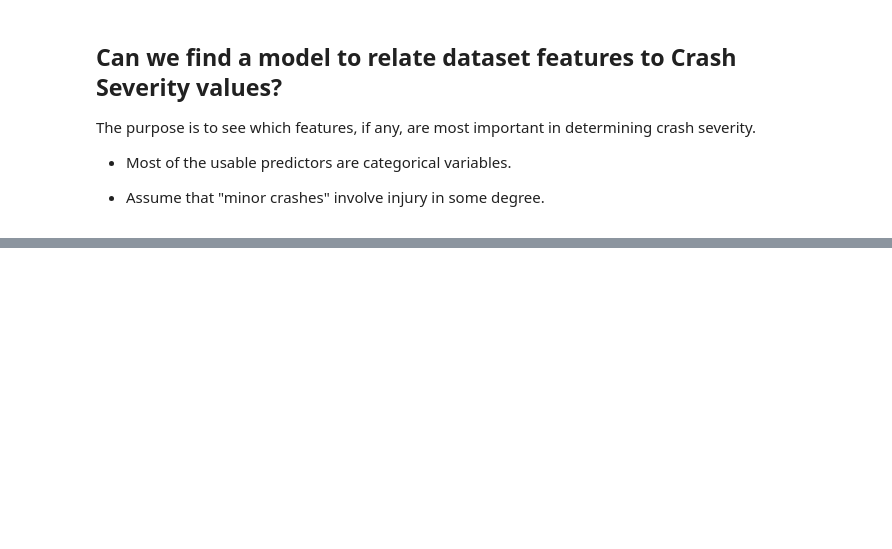
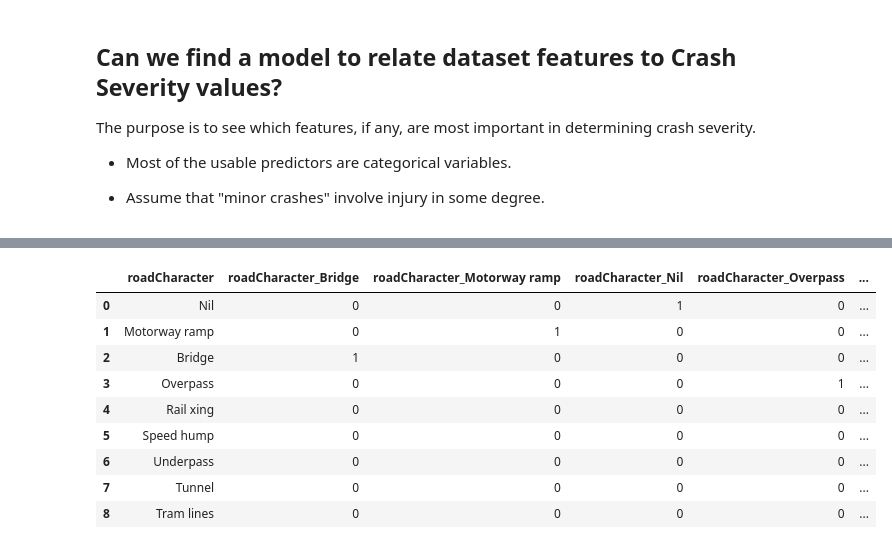
Before and after one commit to melancurion/Traffic_Data_Study, a Jupyter notebook: notebook/Traffic_Data_Analysis.ipynb, the cells around one changed output, grey strips where cells are left out. Cells and saved outputs as stored; diff of their text form; code cells hidden in the pictures; blank space fills up the shorter version.

```diff
--- a/notebook/Traffic_Data_Analysis.ipynb
+++ b/notebook/Traffic_Data_Analysis.ipynb
@@ -615,0 +773,3 @@ drop_these = [
+# %%
+roadCharacter = list(df.roadCharacter.unique())
+roadCharacter
@@ -615,0 +933,17 @@ drop_these = [
+# %%
+# One-hot-encode roadCharacter
+roadCharacter_df = pd.DataFrame(roadCharacter, columns=["roadCharacter"])
+dum_df = pd.get_dummies(roadCharacter_df, columns=["roadCharacter"], prefix=["roadCharacter"])
+roadCharacter_df = roadCharacter_df.join(dum_df)
+roadCharacter_df
+# %% [output]
+|  | roadCharacter | roadCharacter_Bridge | roadCharacter_Motorway ramp | roadCharacter_Nil | roadCharacter_Overpass | ... |
+| 0 | Nil | 0 | 0 | 1 | 0 | ... |
+| 1 | Motorway ramp | 0 | 1 | 0 | 0 | ... |
+| 2 | Bridge | 1 | 0 | 0 | 0 | ... |
+| 3 | Overpass | 0 | 0 | 0 | 1 | ... |
+| 4 | Rail xing | 0 | 0 | 0 | 0 | ... |
+| 5 | Speed hump | 0 | 0 | 0 | 0 | ... |
+| 6 | Underpass | 0 | 0 | 0 | 0 | ... |
+| 7 | Tunnel | 0 | 0 | 0 | 0 | ... |
+| 8 | Tram lines | 0 | 0 | 0 | 0 | ... |
```
Also changed, not shown: parts of 86 cells of this notebook, 8 other files.
